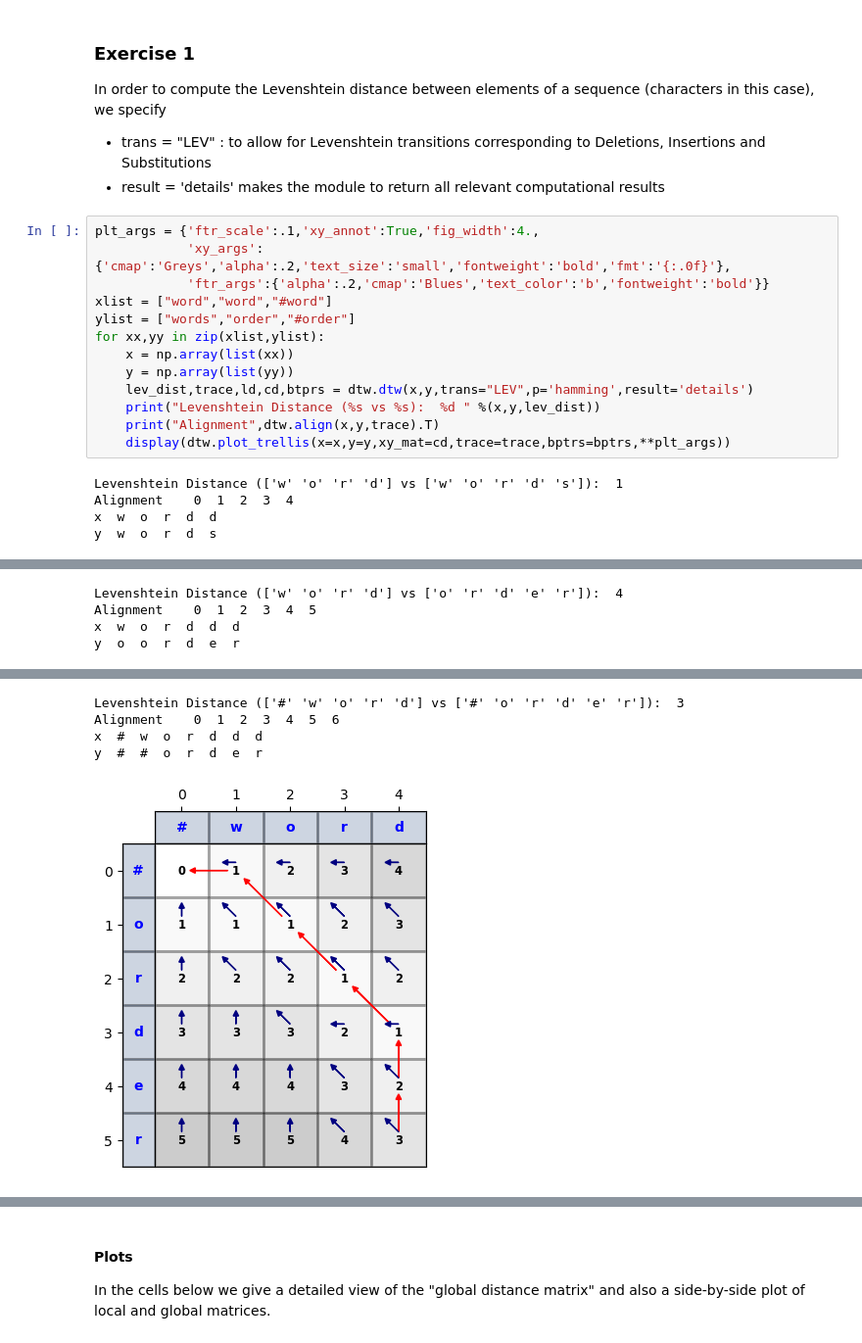
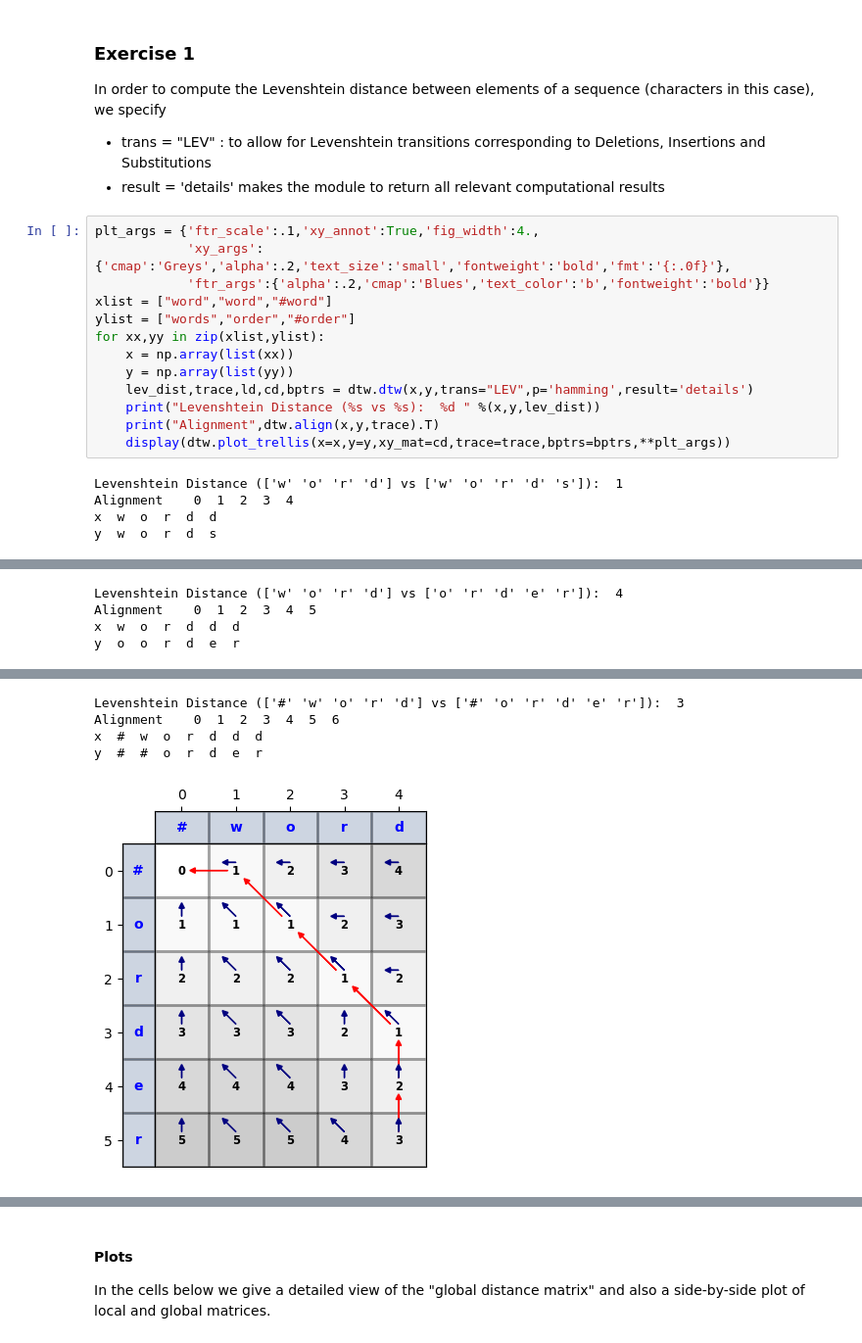
Before and after one commit to compi1234/spchlab, a Jupyter notebook: lab05_dtw/Levenshtein1.ipynb, the cells around one changed output, grey strips where cells are left out. Shown: that part at 98% size. Cells and saved outputs as stored; diff of their text form.

```diff
--- a/lab05_dtw/Levenshtein1.ipynb
+++ b/lab05_dtw/Levenshtein1.ipynb
@@ -104,7 +104,7 @@ ylist = ["words","order","#order"]
 for xx,yy in zip(xlist,ylist):
     x = np.array(list(xx))
     y = np.array(list(yy))
-    lev_dist,trace,ld,cd,btprs = dtw.dtw(x,y,trans="LEV",p='hamming',result='details')
+    lev_dist,trace,ld,cd,bptrs = dtw.dtw(x,y,trans="LEV",p='hamming',result='details')
     print("Levenshtein Distance (%s vs %s):  %d " %(x,y,lev_dist))
     print("Alignment",dtw.align(x,y,trace).T)
     display(dtw.plot_trellis(x=x,y=y,xy_mat=cd,trace=trace,bptrs=bptrs,**plt_args))
@@ -122,5 +122,5 @@ y  o  o  r  d  e  r
 Levenshtein Distance (['#' 'w' 'o' 'r' 'd'] vs ['#' 'o' 'r' 'd' 'e' 'r']):  3
 Alignment    0  1  2  3  4  5  6
 x  #  w  o  r  d  d  d
 y  #  #  o  r  d  e  r
-[figure, old version]
+[figure, new version]
```
Also changed, not shown: parts of 8 cells of this notebook.
